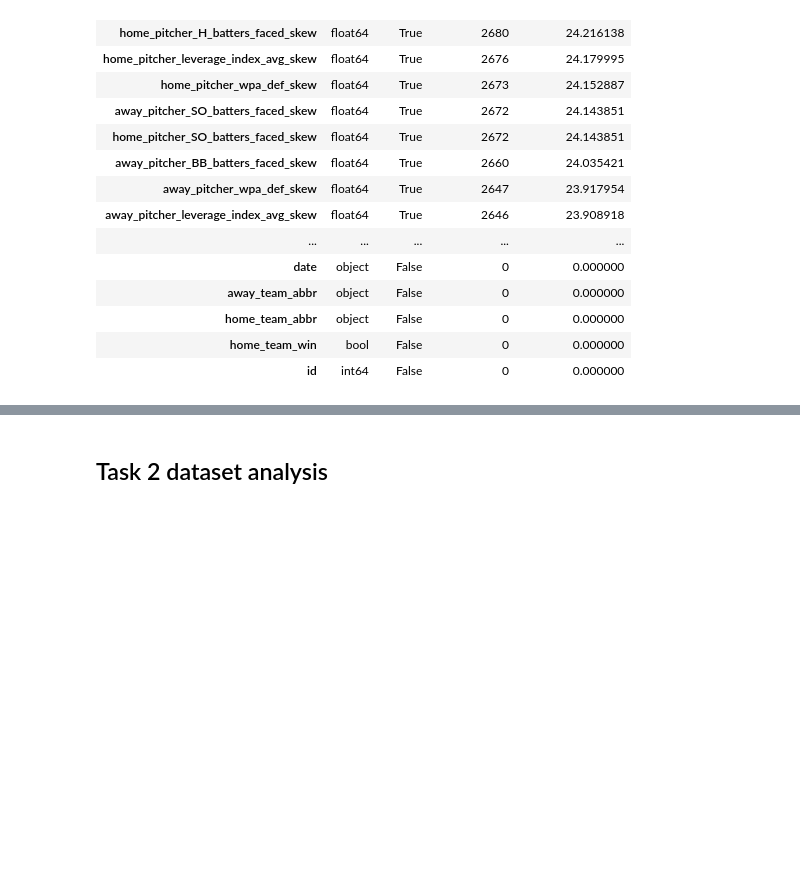
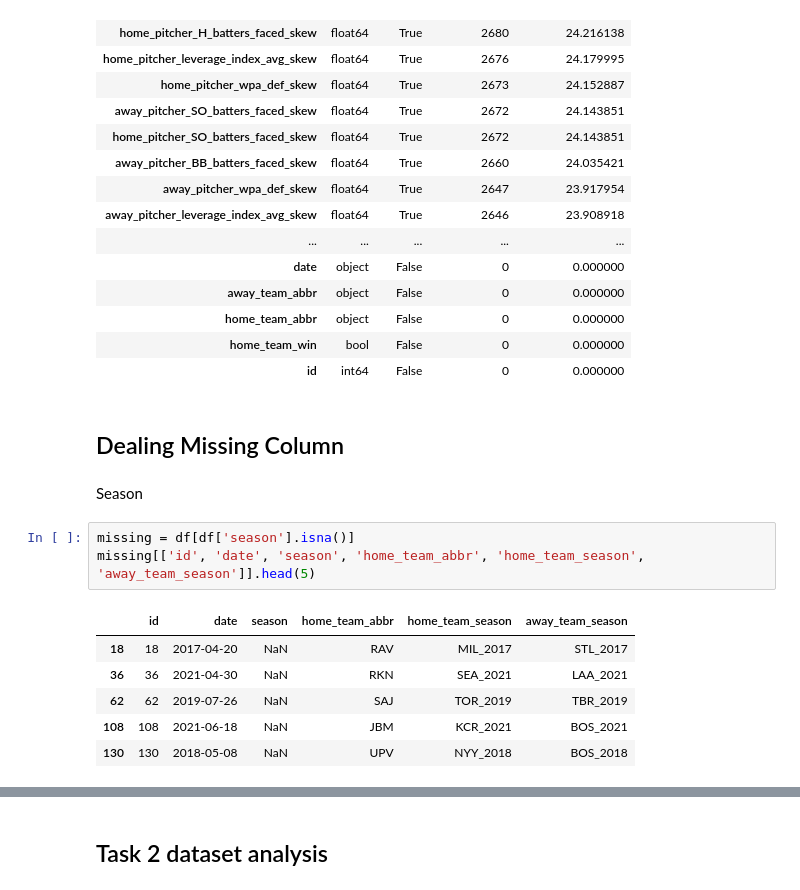
Before and after one commit to stkao05/html-final, a Jupyter notebook: data_exploration.ipynb, the cells around one changed output, grey strips where cells are left out. Saved outputs shown, nothing was run; the diff lists cells and outputs as text; blank space fills up the shorter version.

Commit message:
fill in season

```diff
--- a/data_exploration.ipynb
+++ b/data_exploration.ipynb
@@ -75,3 +75,17 @@ missing_df
 | home_team_abbr | object | False | 0 | 0.000000 |
 | home_team_win | bool | False | 0 | 0.000000 |
 | id | int64 | False | 0 | 0.000000 |
+# %% [markdown]
+## Dealing Missing Column
+# %% [markdown]
+Season
+# %%
+missing = df[df['season'].isna()]
+missing[['id', 'date', 'season', 'home_team_abbr', 'home_team_season', 'away_team_season']].head(5)
+# %% [output]
+|  | id | date | season | home_team_abbr | home_team_season | away_team_season |
+| 18 | 18 | 2017-04-20 | NaN | RAV | MIL_2017 | STL_2017 |
+| 36 | 36 | 2021-04-30 | NaN | RKN | SEA_2021 | LAA_2021 |
+| 62 | 62 | 2019-07-26 | NaN | SAJ | TOR_2019 | TBR_2019 |
+| 108 | 108 | 2021-06-18 | NaN | JBM | KCR_2021 | BOS_2021 |
+| 130 | 130 | 2018-05-08 | NaN | UPV | NYY_2018 | BOS_2018 |
```
Also changed, not shown: parts of 1 cell of this notebook.
